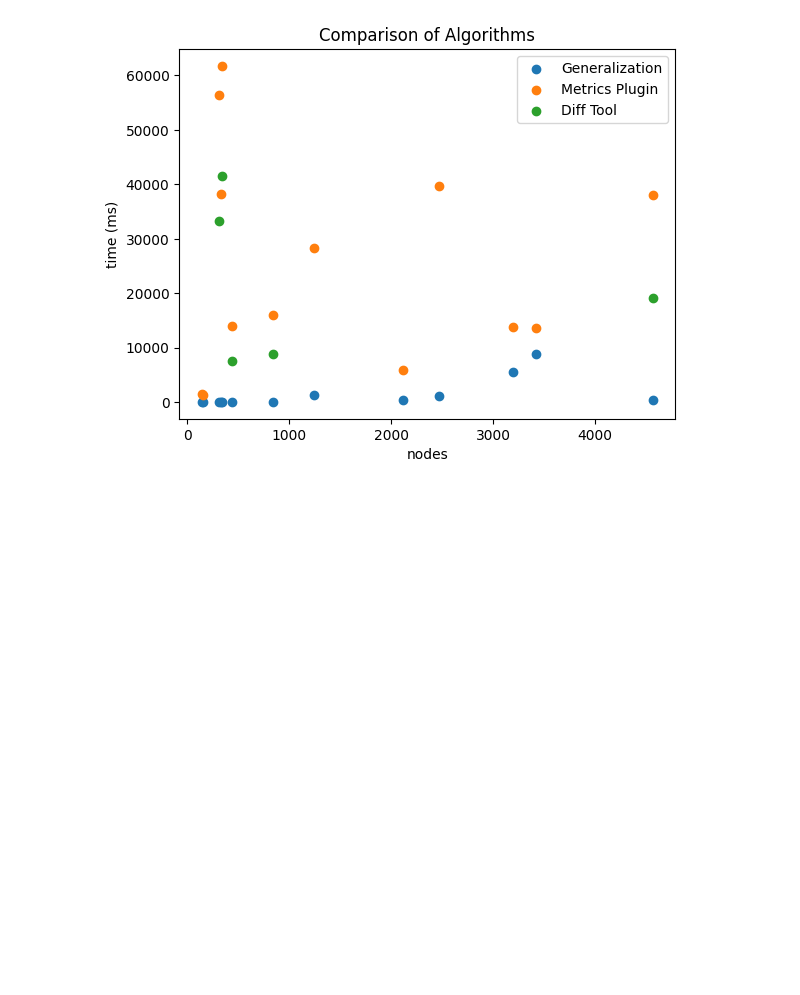
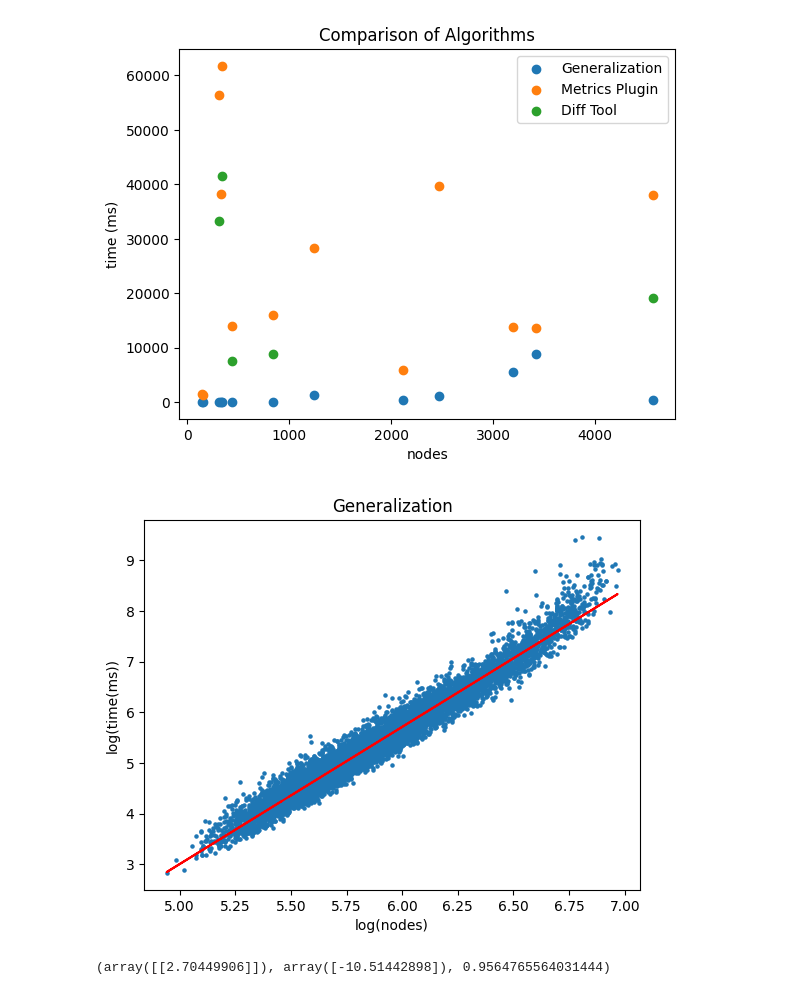
Before and after one commit to mreza-kiani/graph-generalization-algorithm, a Jupyter notebook: src/main/resources/scripts/performance/analyzer.ipynb, the cells around one changed output. Cells and saved outputs as stored; diff of their text form; code cells hidden in the pictures; blank space fills up the shorter version.

```diff
--- a/src/main/resources/scripts/performance/analyzer.ipynb
+++ b/src/main/resources/scripts/performance/analyzer.ipynb
@@ -804,3 +806,10 @@ plt.legend()
 plt.show()
 # %% [output]
 [figure]
+# %%
+merged['log_time_y'] = np.log(merged['time_y'])
+merged['log_nodes_x'] = np.log(merged['nodes_x'])
+linear_regression_of(merged, 'log_nodes_x', 'log_time_y', x_label='log(nodes)', y_label='log(time(ms))', title='Generalization')
+# %% [output]
+[figure, added]
+(array([[2.70449906]]), array([-10.51442898]), 0.9564765564031444)
```
Also changed, not shown: parts of 6 cells of this notebook, 5 other files.
